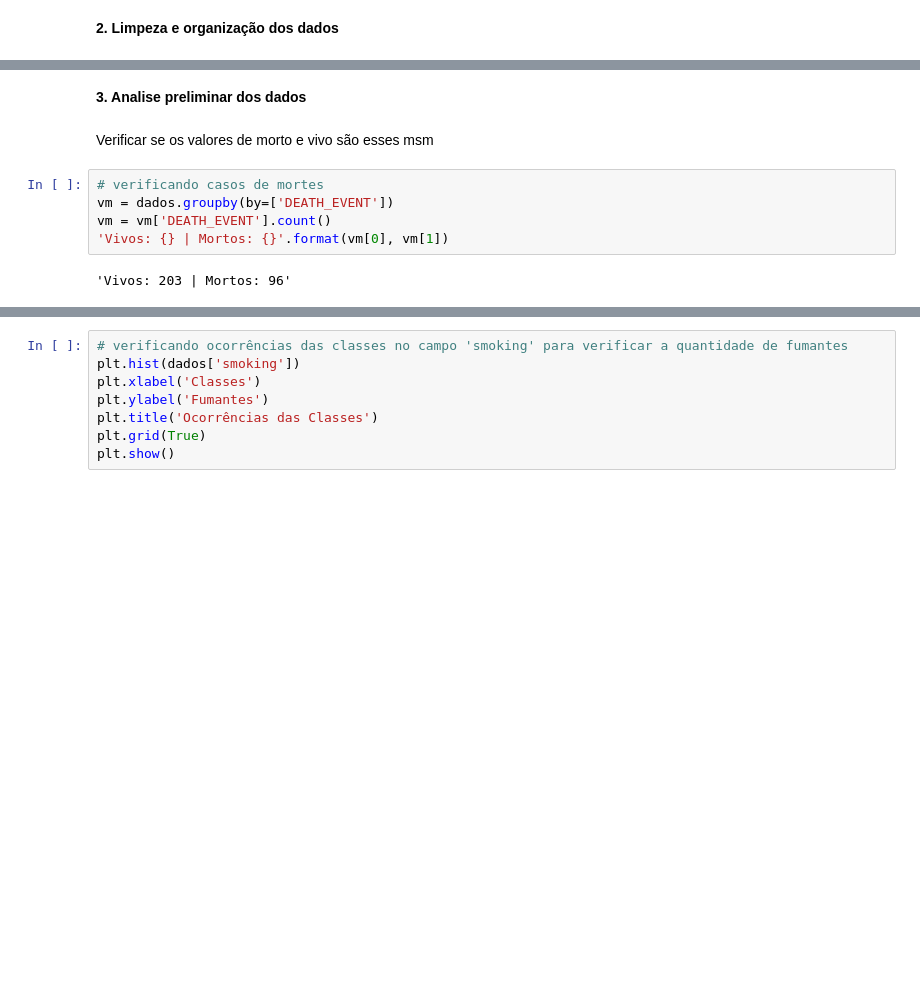
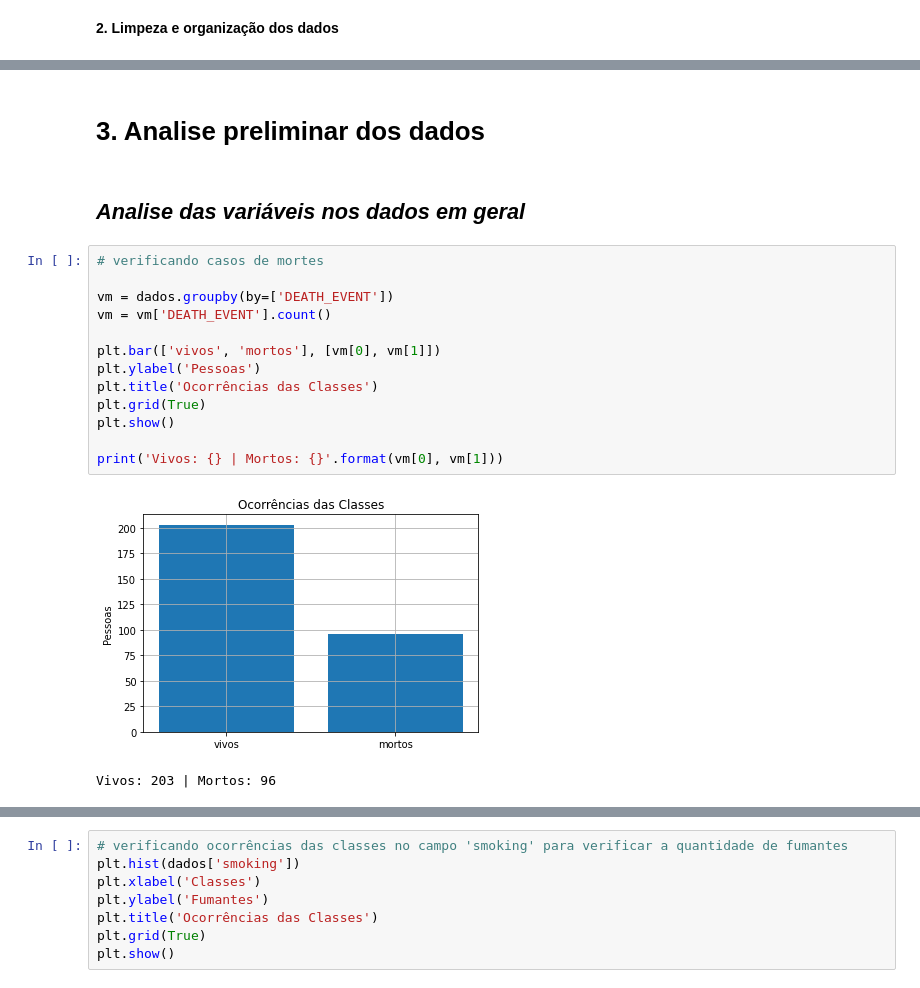
Before and after one commit to svhenrique/analise-dataset-heart-disease, a Jupyter notebook: Untitled0.ipynb, the cells around one changed output, grey strips where cells are left out. Drawn from its saved outputs; the diff is of its cells as text; blank space fills up the shorter version.

```diff
--- a/Untitled0.ipynb
+++ b/Untitled0.ipynb
@@ -54,15 +66,24 @@ time                        False
 DEATH_EVENT                 False
 dtype: bool
 # %% [markdown]
-**3. Analise preliminar dos dados**
+# **3. Analise preliminar dos dados**
-# %% [markdown]
-Verificar se os valores de morto e vivo são esses msm
+# %% [markdown]
+## *Analise das variáveis nos dados em geral*
 # %%
 # verificando casos de mortes
+
 vm = dados.groupby(by=['DEATH_EVENT'])
 vm = vm['DEATH_EVENT'].count()
-'Vivos: {} | Mortos: {}'.format(vm[0], vm[1])
+
+plt.bar(['vivos', 'mortos'], [vm[0], vm[1]])
+plt.ylabel('Pessoas')
+plt.title('Ocorrências das Classes')
+plt.grid(True)
+plt.show()
+
+print('Vivos: {} | Mortos: {}'.format(vm[0], vm[1]))
 # %% [output]
+[figure, added]
-'Vivos: 203 | Mortos: 96'
+Vivos: 203 | Mortos: 96
 # %%
 # verificando ocorrências das classes no campo 'age'
```
Also changed, not shown: parts of 40 cells of this notebook.
